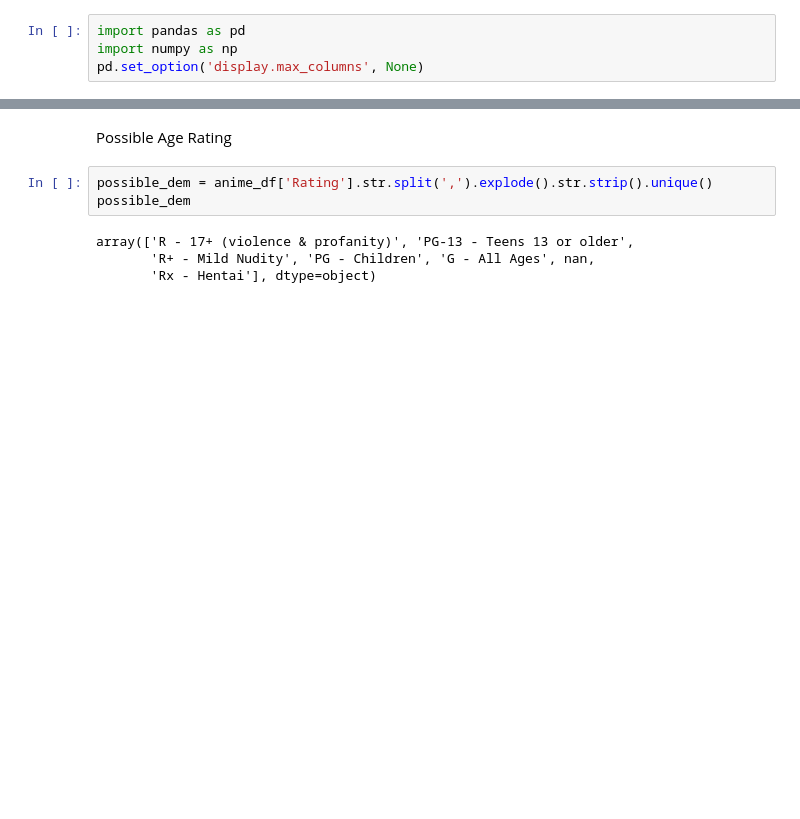
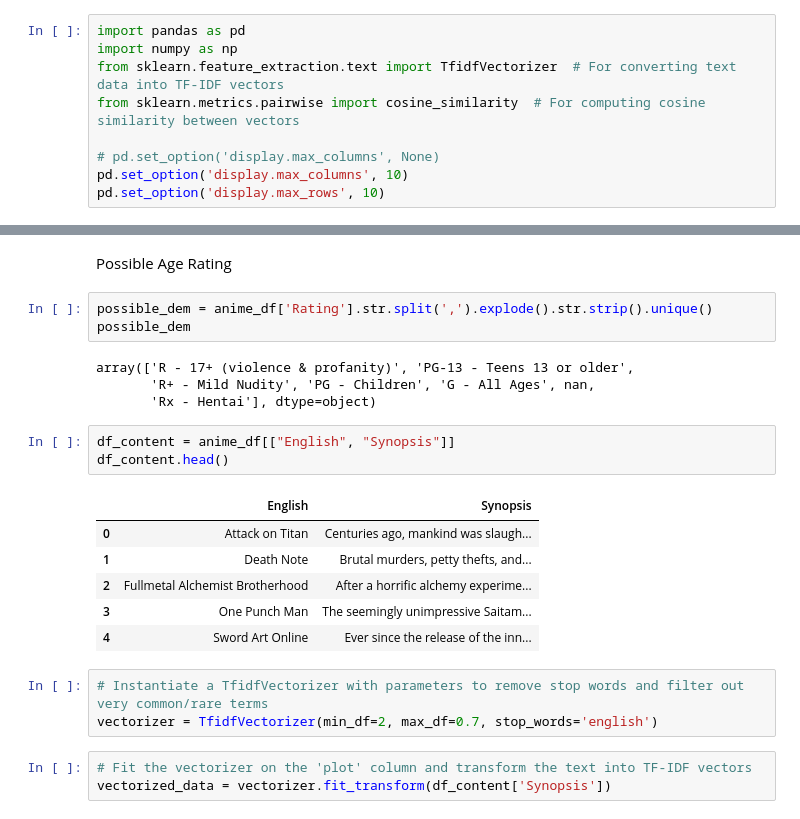
Before and after one commit to 68freeworld/Anime-Recommendation-Model, a Jupyter notebook: anime.ipynb, the cells around one changed output, grey strips where cells are left out. Drawn from its saved outputs; the diff is of its cells as text; blank space fills up the shorter version.

```diff
--- a/anime.ipynb
+++ b/anime.ipynb
@@ -1,7 +1,12 @@
-# %%
-import pandas as pd
-import numpy as np
-pd.set_option('display.max_columns', None)
+# %%
+import pandas as pd
+import numpy as np
+from sklearn.feature_extraction.text import TfidfVectorizer  # For converting text data into TF-IDF vectors
+from sklearn.metrics.pairwise import cosine_similarity  # For computing cosine similarity between vectors
+
+# pd.set_option('display.max_columns', None)
+pd.set_option('display.max_columns', 10)
+pd.set_option('display.max_rows', 10)
 # %%
 anime_df = pd.read_csv('AnimeNEW.csv')
 # %% [markdown]
@@ -87,3 +93,19 @@ possible_dem
 array(['R - 17+ (violence & profanity)', 'PG-13 - Teens 13 or older',
        'R+ - Mild Nudity', 'PG - Children', 'G - All Ages', nan,
        'Rx - Hentai'], dtype=object)
+# %%
+df_content = anime_df[["English", "Synopsis"]]
+df_content.head()
+# %% [output]
+|  | English | Synopsis |
+| 0 | Attack on Titan | Centuries ago, mankind was slaugh... |
+| 1 | Death Note | Brutal murders, petty thefts, and... |
+| 2 | Fullmetal Alchemist Brotherhood | After a horrific alchemy experime... |
+| 3 | One Punch Man | The seemingly unimpressive Saitam... |
+| 4 | Sword Art Online | Ever since the release of the inn... |
+# %%
+# Instantiate a TfidfVectorizer with parameters to remove stop words and filter out very common/rare terms
+vectorizer = TfidfVectorizer(min_df=2, max_df=0.7, stop_words='english')
+# %%
+# Fit the vectorizer on the 'plot' column and transform the text into TF-IDF vectors
+vectorized_data = vectorizer.fit_transform(df_content['Synopsis'])
```
Also changed, not shown: parts of 11 cells of this notebook.
